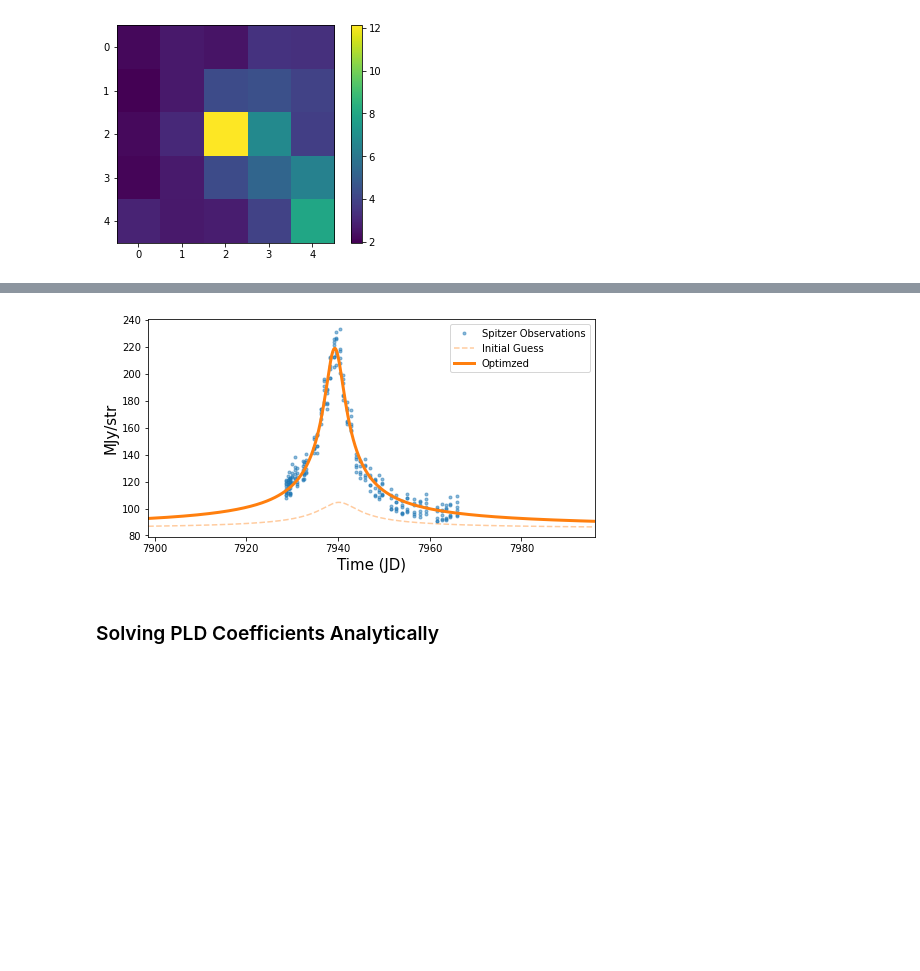
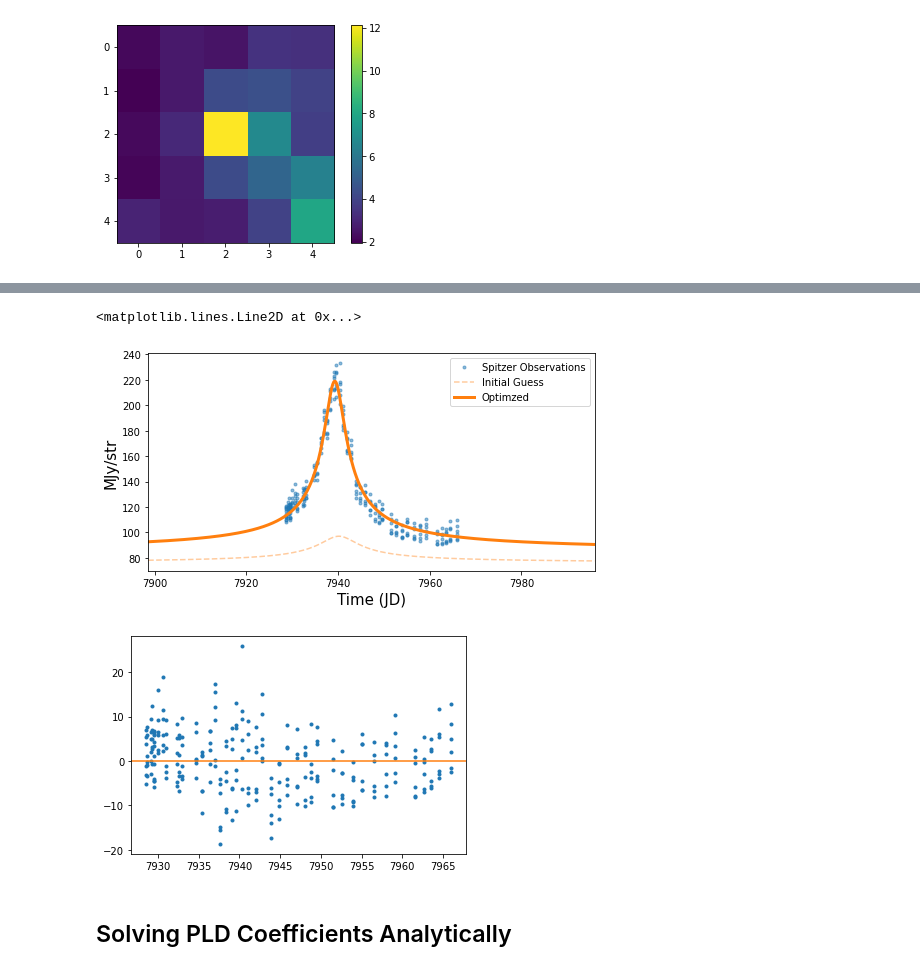
Before and after one commit to tbctk/tbk-Spitzer-ulens, a Jupyter notebook: Spitzer-ulens_Tutorial.ipynb, the cells around one changed output, grey strips where cells are left out. Cells and saved outputs as stored; diff of their text form; code cells hidden in the pictures; blank space fills up the shorter version.

Commit message:
binary lens option

```diff
--- a/Spitzer-ulens_Tutorial.ipynb
+++ b/Spitzer-ulens_Tutorial.ipynb
@@ -18,7 +25,7 @@ from Spitzer_ulens import plot
 # %%
-# Defining final variables
 EVENT_NAME = 'ob171140'
 TELESCOPE = 'spitzer'
 EVENT_COORDS = ('17:47:31.93','-24:31:21.6')
-FUNC = models.single_lens
+#MODELFUNC = models.single_lens
+MODELFUNC = models.binary_lens_all
 # %% [markdown]
@@ -63,14 +83,39 @@ plt.show()
+# %%
+# Make an initial guess for model parameters, which will be used as starting point for LM fit
+
+# Single lens model:
+#fb,t0,fs,tE = 84.86,7940.195,19.707,14.58
+#p0 = np.array([fb,t0,fs,tE]) #for single lens: fb, t0, fs, tE
+
+# Binary lens model:
+s     = 0.815       # separation between the two lenses (in Einstein radius of total mass)
+q     = 0.0099      # mass ratio: Right-lens' mass divided by left-lens' mass
+rho   = 1e-6        # source radius in Einstein radii of the total mass.
+alpha = np.pi-2.561 # angle between lens axis and source trajectory (rad) VBBL_alpha = PI-OSU_alpha
+tE    = 14.58       # einstein radius crossing time
+t0    = 7940.195    # time of peak magnification
+u0    = 0.1343      # impact parameter
+fb    = 76
+fs    = 21
+p0 = np.asarray([s, q, rho, alpha, tE, t0, u0, fb, fs])
+# Estimate some bounds on these parameters. These do not have to be tight constraints.
+bounds = ([0,0,0,-np.inf,0,7920,-np.inf,0,0],[np.inf,np.inf,np.inf,np.inf,50,7960,np.inf,150,np.inf])
 # %%
 # Obtain raw photometry and errors
-PTOT,PTOT_E = event.aperture_photometry()
-# Make an initial guess for model parameters, which will be used as starting point for LM fit
-p0 = np.array([84.86,7940.195,19.707,14.58]) #fb, t0, fs, tE
+PTOT,PTOT_E,E_BIN = event.aperture_photometry()
 # Perform LM fit and plot resulting curve
-popt,perr,bestfit,resi_pre,timeplot,lcoptim = event.lmfit(FUNC,p0,PTOT,makeplots=True)
+p0_single = np.array([fb,t0,fs,tE])
+popt,perr,bestfit,resi_pre,timeplot,lcoptim = event.modelfit(MODELFUNC,p0,PTOT,makeplots=True,bounds=bounds,method='trf')
+#popt,perr,bestfit,resi_pre,timeplot,lcoptim = event.modelfit(models.single_lens,p0_single,PTOT,makeplots=True)
+plt.figure()
+plt.plot(event.chrono_flatten()[0],resi_pre,'.')
+plt.axhline(color='C1')
 # %% [output]
+<matplotlib.lines.Line2D at 0x...>
-[figure, old version]
+[figure, new version]
+[figure, added]
 # %% [markdown]
-### Solving PLD Coefficients Analytically
+## Solving PLD Coefficients Analytically
 # %%
 # Get fractional flux
 PNORM = event.get_PNORM()
```
Also changed, not shown: parts of 19 cells of this notebook, 9 other files.
